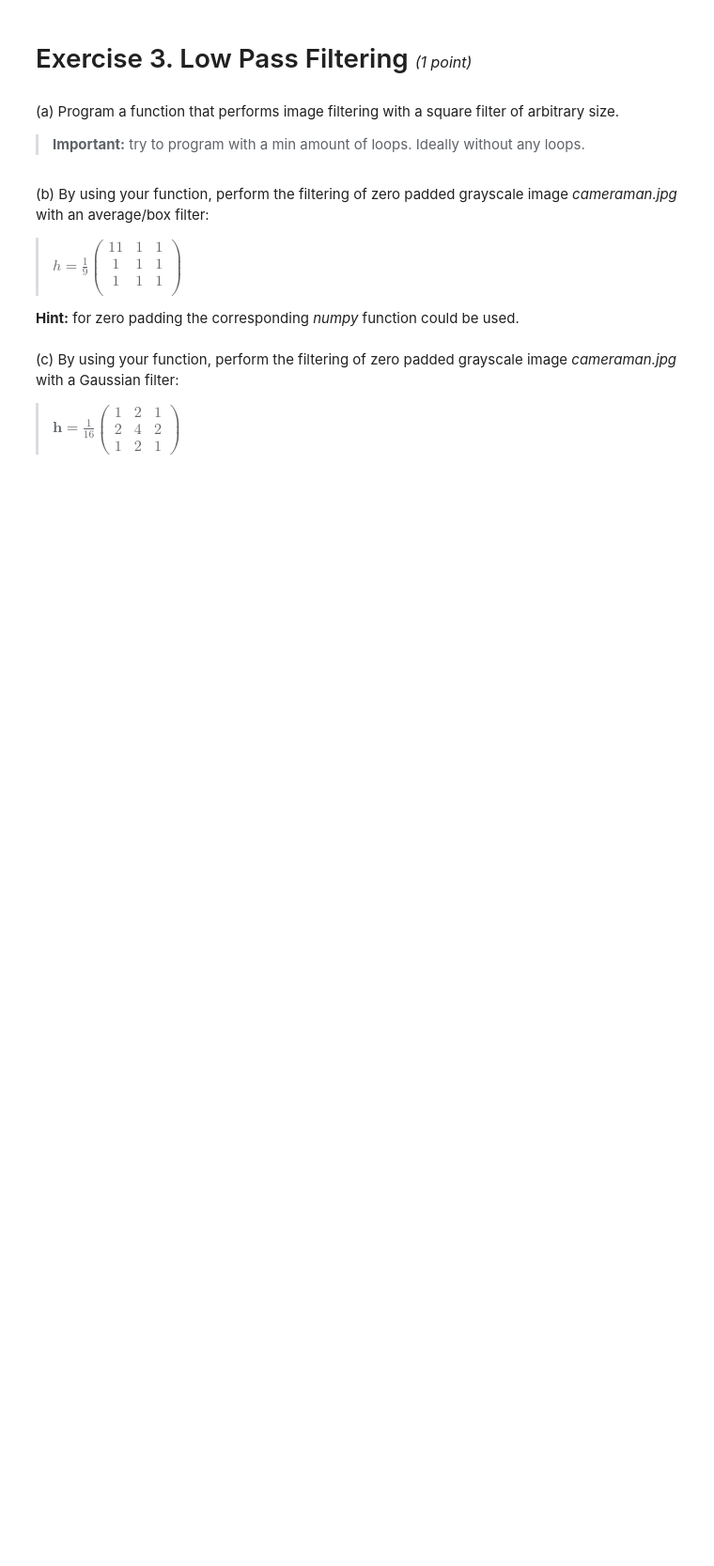
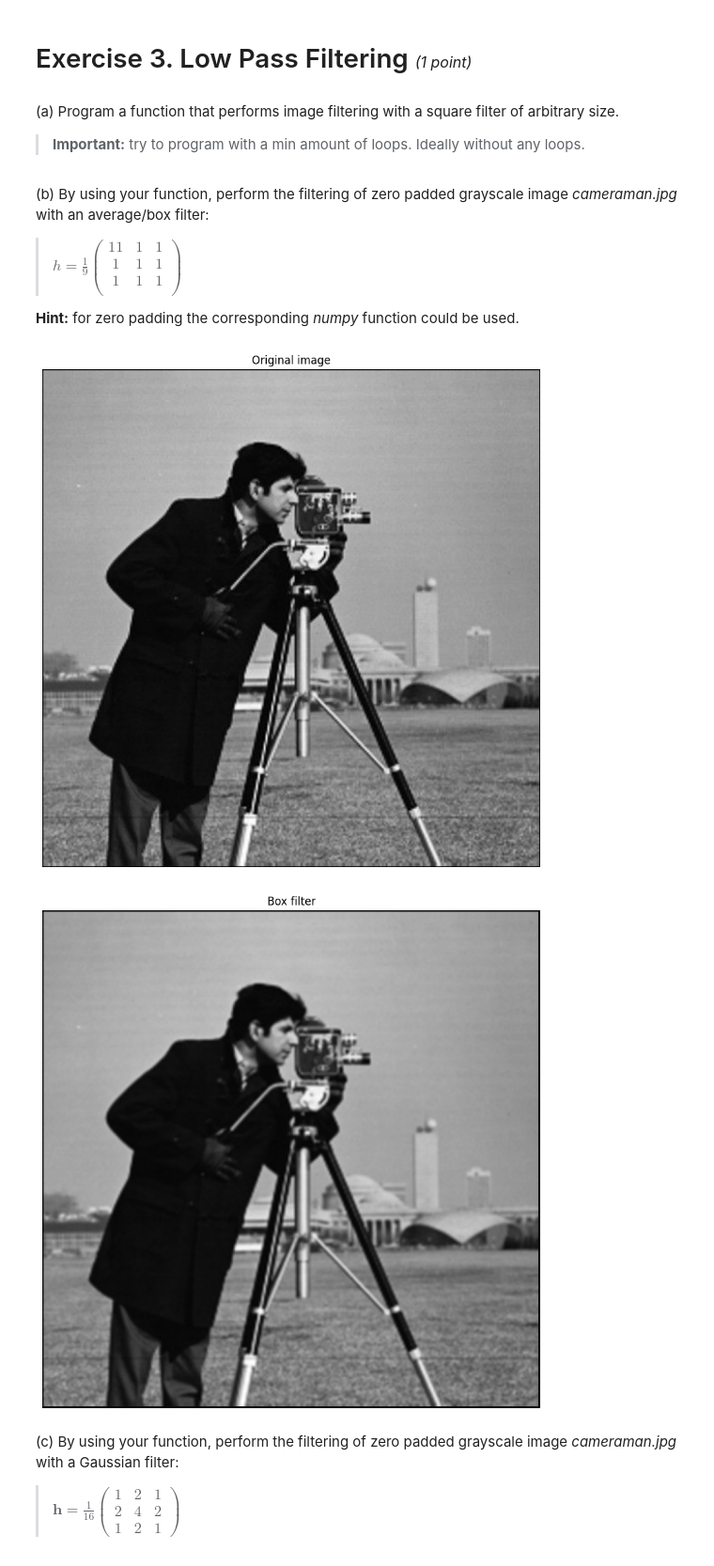
Before and after one commit to Arkanthara/digital_image_processing, a Jupyter notebook: TP6_donnet_michel.ipynb, the cells around one changed output. Shown at 94% size. Cells and saved outputs as stored; diff of their text form; code cells hidden in the pictures; blank space fills up the shorter version.

```diff
--- a/TP6_donnet_michel.ipynb
+++ b/TP6_donnet_michel.ipynb
@@ -217,6 +217,34 @@ $$\boxed{r_4(n) = \delta(n + 1) + 3 \delta(n) + 6\delta(n - 1) + 7\delta(n - 2)
 # %% [markdown]
 (a) Program a function that performs image filtering with a square filter of arbitrary size. <br/>
 > **Important:** try to program with a min amount of loops. Ideally without any loops.
+# %%
+import skimage as sk
+
+def img_filter(image: np.ndarray, filter: np.ndarray) -> np.ndarray :
+    size = len(filter)
+    border = 0
+    if size % 2 == 1:
+        border = (size - 1) / 2
+    else:
+        border = size / 2
+    border = int(border)
+    newimage = np.zeros(image.shape)
+
+    for i in range(border, image.shape[0] - border - 1):
+        for j in range(border, image.shape[1] - border - 1):
+            newimage[i, j] = np.sum(image[i - border:i + border + 1, j - border: j + border + 1] * filter)
+    return newimage
+
+def print_image(image: np.ndarray, title: str = "Image", cmap: str = "viridis"):
+    plt.figure(figsize=(10, 10))
+    plt.imshow(image, cmap=cmap)
+    plt.title(title)
+    plt.axis('off')
+    plt.show()
+
+def open_image(path: str):
+    image = plt.imread(path)
+    return sk.img_as_float32(image)
 # %% [markdown]
 (b)  By using your function, perform  the filtering of zero padded grayscale image *cameraman.jpg* with an average/box filter: <br/>
 > $ h = \frac{1}{9} \left( \begin{matrix}
@@ -226,6 +254,18 @@ $$\boxed{r_4(n) = \delta(n + 1) + 3 \delta(n) + 6\delta(n - 1) + 7\delta(n - 2)
   \end{matrix} \right )$
 
   **Hint:** for zero padding the corresponding *numpy* function could be used.
+# %%
+box_filter = np.ones((3, 3)) * 1/9
+
+cameraman = open_image('./images/cameraman.jpg')
+cameraman = np.pad(cameraman, [(1, 1), (1, 1)], 'constant', constant_values=0)
+cameraman_filter = img_filter(cameraman, box_filter)
+
+print_image(cameraman, "Original image", 'gray')
+print_image(cameraman_filter, "Box filter", 'gray')
+# %% [output]
+[figure, added]
+[figure, added]
 # %% [markdown]
 (c) By using your function, perform  the filtering of zero padded grayscale image *cameraman.jpg* with a Gaussian filter: <br/>
 > $\textbf{h} = \frac{1}{16} \left ( \begin{matrix}{}
```
Also changed, not shown: parts of 8 cells of this notebook.
